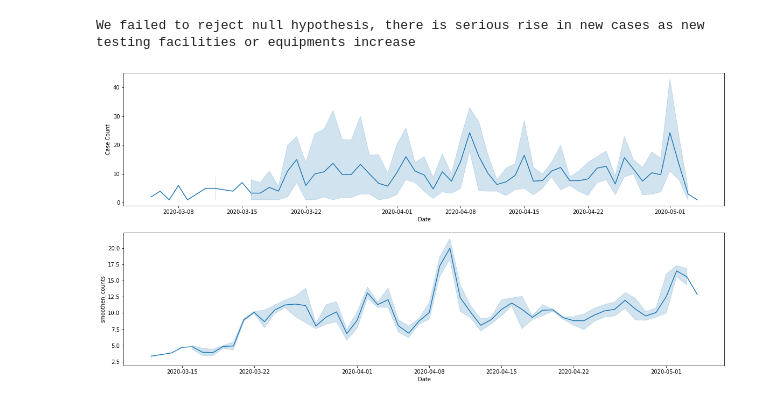
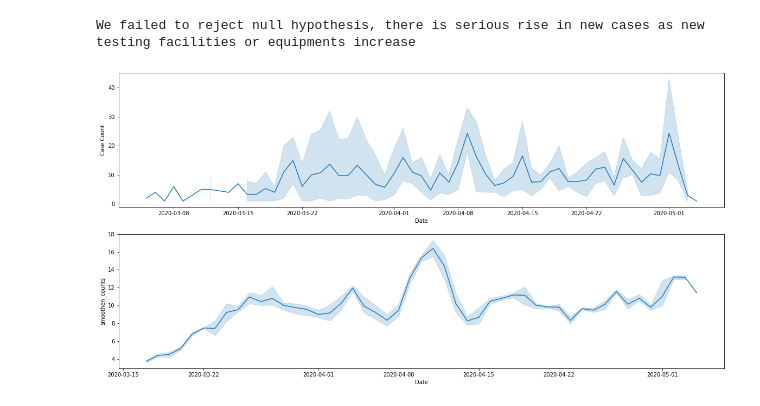
Before and after one commit to ParasAvkirkar/covid19-and-crime, a Jupyter notebook: sampleInferenceLockDown.ipynb, the cells around one changed output. Drawn from its saved outputs; the diff is of its cells as text; code cells hidden in the pictures.

```diff
--- a/sampleInferenceLockDown.ipynb
+++ b/sampleInferenceLockDown.ipynb
@@ -197,11 +197,11 @@ else:
 We failed to reject null hypothesis, there is serious rise in new cases as new testing facilities or equipments increase
 # %%
 cases_df = cases_df.sort_values(by="Date")
-cases_df["smoothen_counts"] = cases_df["Case Count"].rolling(window=7).mean()
+cases_df["smoothen_counts"] = cases_df["Case Count"].rolling(window=14).mean()
 
 figure, axes = plt.subplots(figsize=(20, 10), nrows=2, ncols=1)
 sns.lineplot(x='Date', y='Case Count', data=cases_df, ax=axes[0])
 
 sns_axes = sns.lineplot(x='Date', y='smoothen_counts', data=cases_df, ax=axes[1])
 # %% [output]
-[figure, old version]
+[figure, new version]
```
Also changed, not shown: 1 other file.
